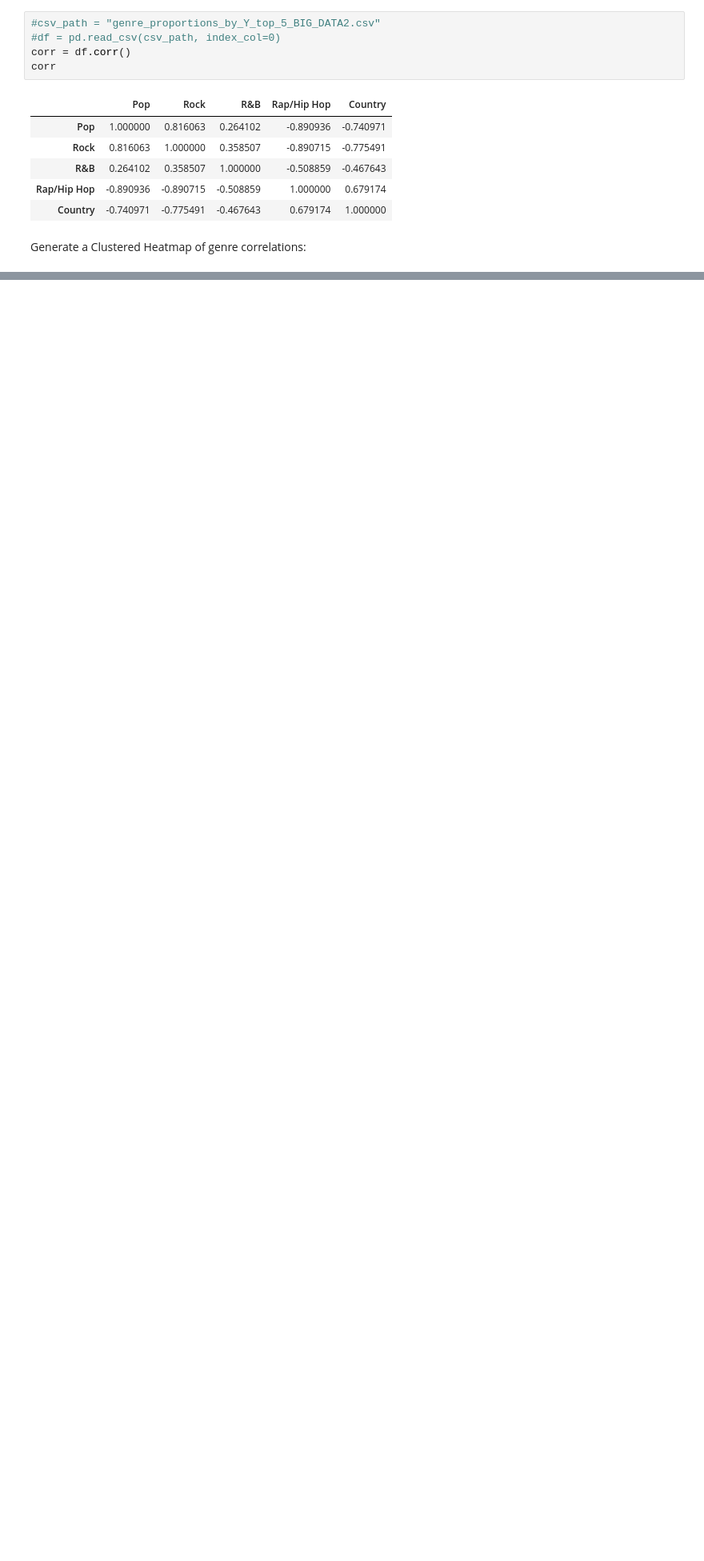
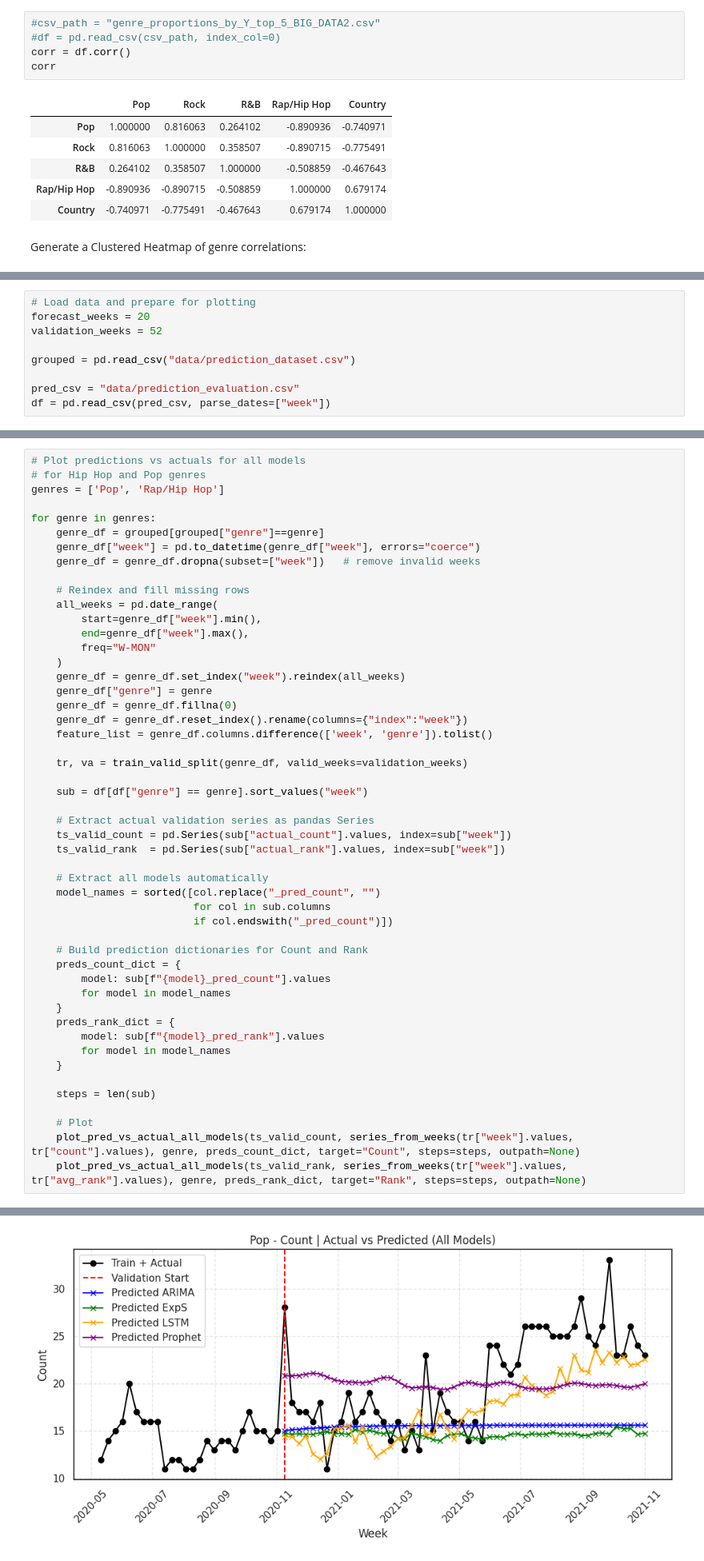
Before and after one commit to joseph15809/ECE143_Music_Genre_Prediction, a Jupyter notebook: display_visualizations.ipynb, the cells around one changed output, grey strips where cells are left out. Shown at 80% size. Drawn from its saved outputs; the diff is of its cells as text; blank space fills up the shorter version.

Commit message:
Added prediction to final ipynb

```diff
--- a/display_visualizations.ipynb
+++ b/display_visualizations.ipynb
@@ -355,0 +439,9 @@ plt.show()
+# %%
+# Load data and prepare for plotting
+forecast_weeks = 20
+validation_weeks = 52
+
+grouped = pd.read_csv("data/prediction_dataset.csv")
+
+pred_csv = "data/prediction_evaluation.csv"
+df = pd.read_csv(pred_csv, parse_dates=["week"])
@@ -355,0 +450,51 @@ plt.show()
+# %%
+# Plot predictions vs actuals for all models
+# for Hip Hop and Pop genres
+genres = ['Pop', 'Rap/Hip Hop']
+
+for genre in genres:
+    genre_df = grouped[grouped["genre"]==genre]
+    genre_df["week"] = pd.to_datetime(genre_df["week"], errors="coerce")
+    genre_df = genre_df.dropna(subset=["week"])   # remove invalid weeks
+
+    # Reindex and fill missing rows
+    all_weeks = pd.date_range(
+        start=genre_df["week"].min(),
+        end=genre_df["week"].max(),
+        freq="W-MON"
+    )
+    genre_df = genre_df.set_index("week").reindex(all_weeks)
+    genre_df["genre"] = genre
+    genre_df = genre_df.fillna(0)
+    genre_df = genre_df.reset_index().rename(columns={"index":"week"})
+    feature_list = genre_df.columns.difference(['week', 'genre']).tolist()
+
+    tr, va = train_valid_split(genre_df, valid_weeks=validation_weeks)
+
+    sub = df[df["genre"] == genre].sort_values("week")
+
+    # Extract actual validation series as pandas Series
+    ts_valid_count = pd.Series(sub["actual_count"].values, index=sub["week"])
+    ts_valid_rank  = pd.Series(sub["actual_rank"].values, index=sub["week"])
+
+    # Extract all models automatically
+    model_names = sorted([col.replace("_pred_count", "")
+                          for col in sub.columns
+                          if col.endswith("_pred_count")])
+
+    # Build prediction dictionaries for Count and Rank
+    preds_count_dict = {
+        model: sub[f"{model}_pred_count"].values
+        for model in model_names
+    }
+    preds_rank_dict = {
+        model: sub[f"{model}_pred_rank"].values
+        for model in model_names
+    }
+
+    steps = len(sub)
+
+    # Plot
+    plot_pred_vs_actual_all_models(ts_valid_count, series_from_weeks(tr["week"].values, tr["count"].values), genre, preds_count_dict, target="Count", steps=steps, outpath=None)
+    plot_pred_vs_actual_all_models(ts_valid_rank, series_from_weeks(tr["week"].values, tr["avg_rank"].values), genre, preds_rank_dict, target="Rank", steps=steps, outpath=None)
+# %% [output]
@@ -355,0 +507 @@ plt.show()
+[figure, added]
```
Also changed, not shown: parts of 14 cells of this notebook.
